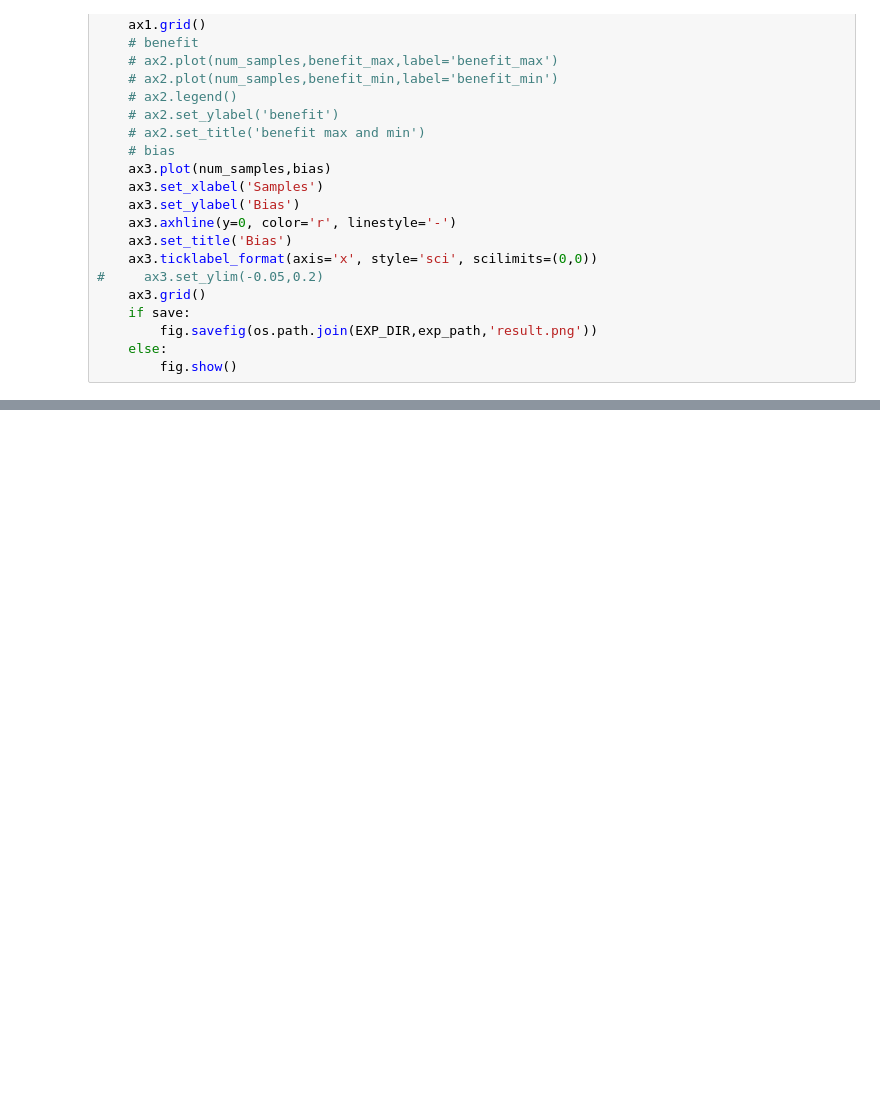
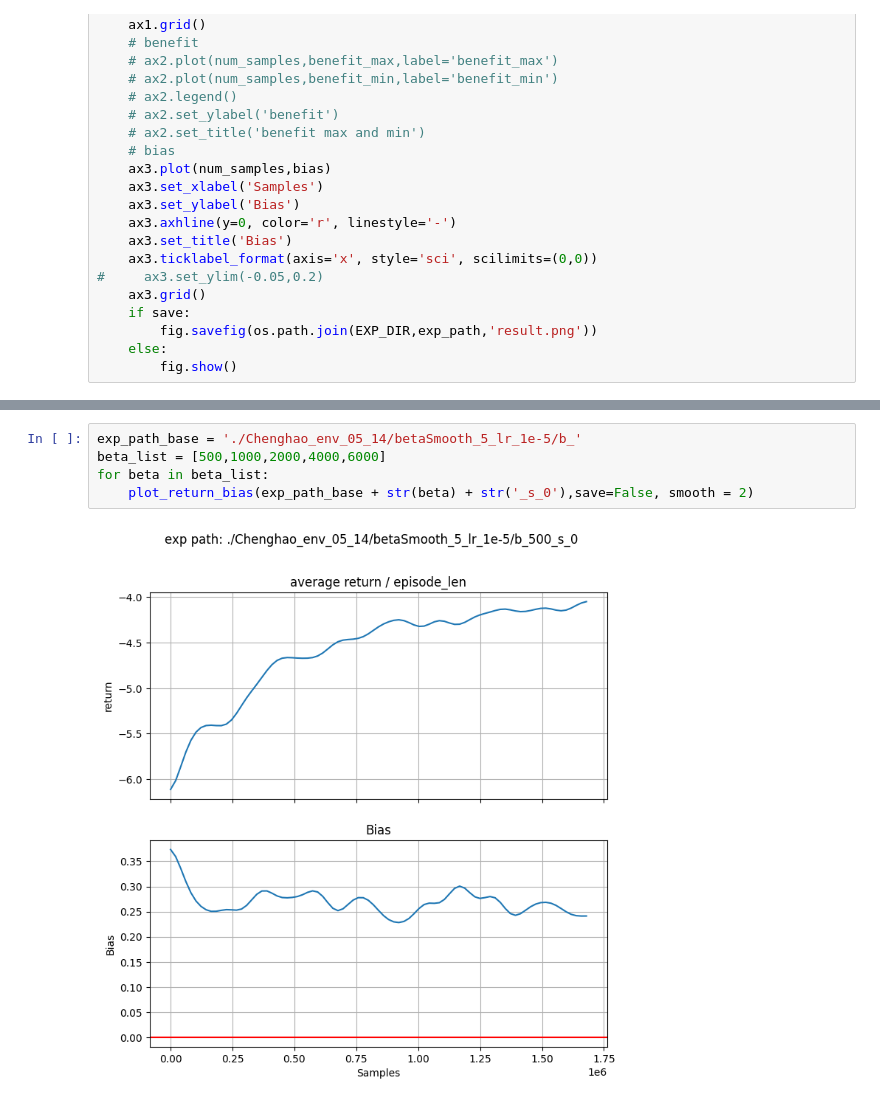
Before and after one commit to Yuancheng-Xu/ELBERT, a Jupyter notebook: attention_allocation_experiment/plot_xyc.ipynb, the cells around one changed output, grey strips where cells are left out. Saved outputs shown, nothing was run; the diff lists cells and outputs as text; blank space fills up the shorter version.

```diff
--- a/attention_allocation_experiment/plot_xyc.ipynb
+++ b/attention_allocation_experiment/plot_xyc.ipynb
@@ -77,0 +78,7 @@ for beta in beta_list:
+# %%
+exp_path_base = './Chenghao_env_05_14/betaSmooth_5_lr_1e-5/b_'
+beta_list = [500,1000,2000,4000,6000]
+for beta in beta_list:
+    plot_return_bias(exp_path_base + str(beta) + str('_s_0'),save=False, smooth = 2)
+# %% [output]
+[figure, added]
```
Also changed, not shown: parts of 2 cells of this notebook, 7 other files.
